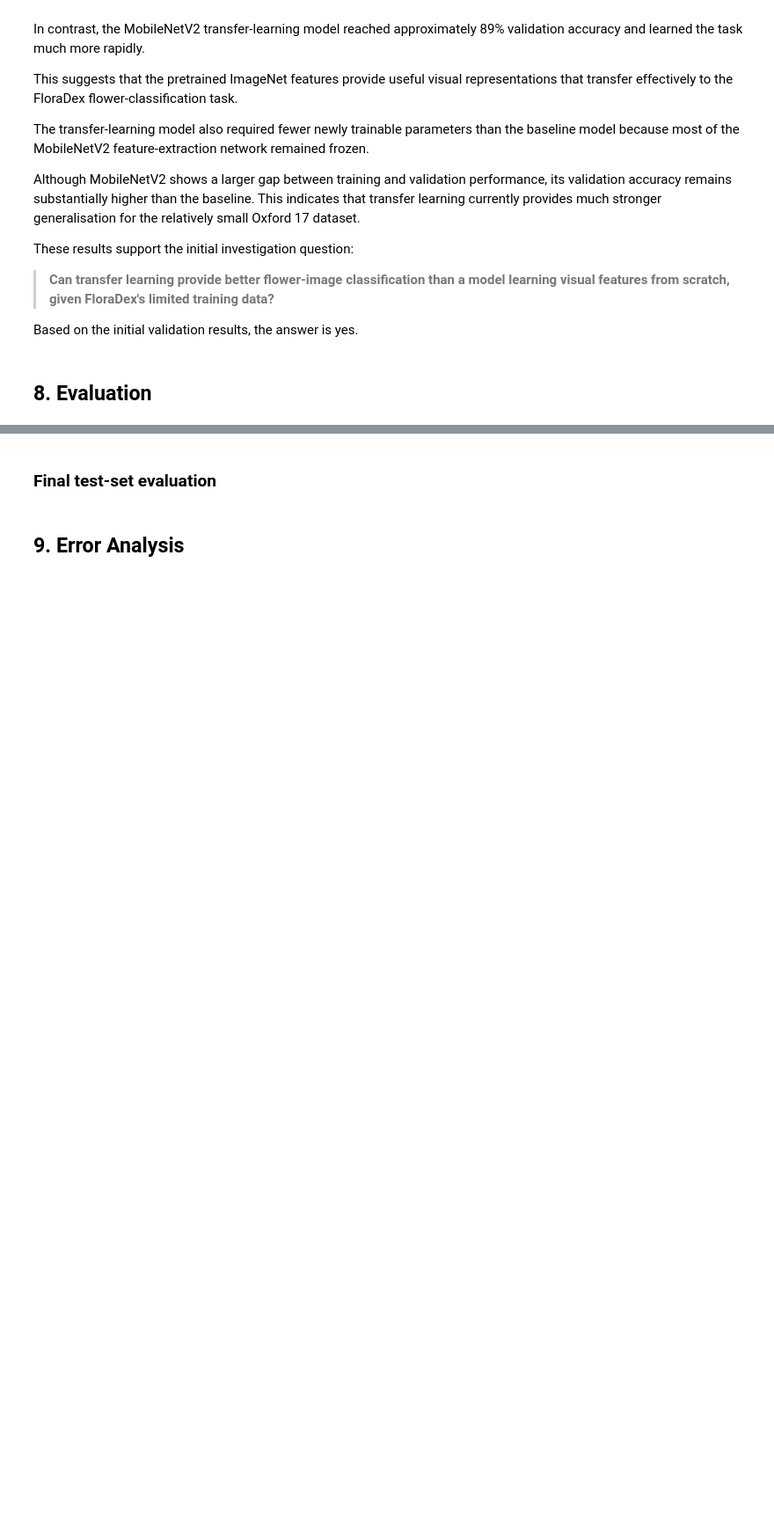
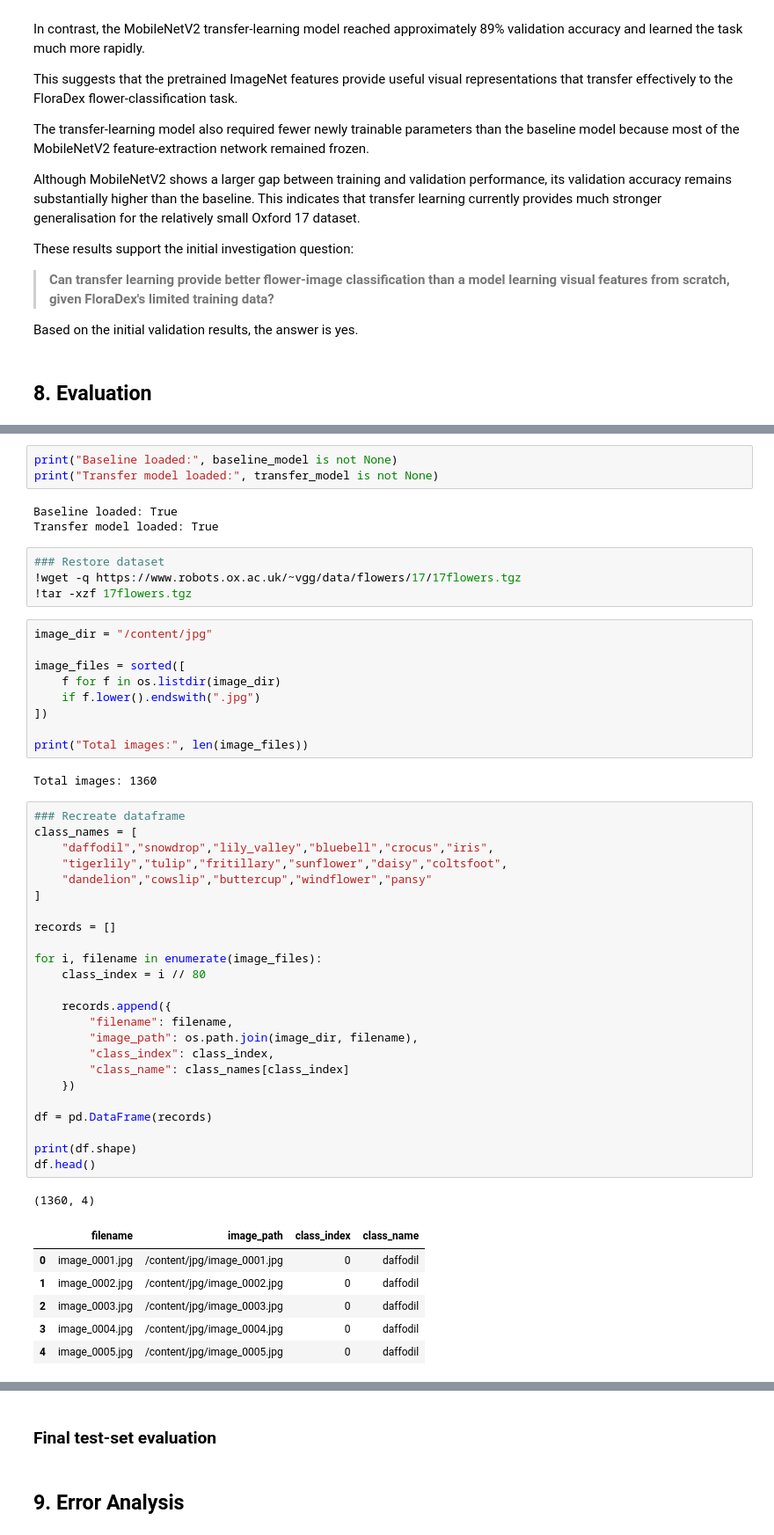
Before and after one commit to emelinachow-lgtm/FloraDex, a Jupyter notebook: floradex_a2.ipynb, the cells around one changed output, grey strips where cells are left out. Shown at 88% size. Saved outputs shown, nothing was run; the diff lists cells and outputs as text; blank space fills up the shorter version.

```diff
--- a/floradex_a2.ipynb
+++ b/floradex_a2.ipynb
@@ -1082,0 +1130,53 @@ Based on the initial validation results, the answer is yes.
+# %%
+print("Baseline loaded:", baseline_model is not None)
+print("Transfer model loaded:", transfer_model is not None)
+# %% [output]
+Baseline loaded: True
+Transfer model loaded: True
+# %%
+### Restore dataset
+!wget -q https://www.robots.ox.ac.uk/~vgg/data/flowers/17/17flowers.tgz
+!tar -xzf 17flowers.tgz
+# %%
+image_dir = "/content/jpg"
+
+image_files = sorted([
+    f for f in os.listdir(image_dir)
+    if f.lower().endswith(".jpg")
+])
+
+print("Total images:", len(image_files))
+# %% [output]
+Total images: 1360
+# %%
+### Recreate dataframe
+class_names = [
+    "daffodil","snowdrop","lily_valley","bluebell","crocus","iris",
+    "tigerlily","tulip","fritillary","sunflower","daisy","coltsfoot",
+    "dandelion","cowslip","buttercup","windflower","pansy"
+]
+
+records = []
+
+for i, filename in enumerate(image_files):
+    class_index = i // 80
+
+    records.append({
+        "filename": filename,
+        "image_path": os.path.join(image_dir, filename),
+        "class_index": class_index,
+        "class_name": class_names[class_index]
+    })
+
+df = pd.DataFrame(records)
+
+print(df.shape)
+df.head()
+# %% [output]
+(1360, 4)
+|  | filename | image_path | class_index | class_name |
+| 0 | image_0001.jpg | /content/jpg/image_0001.jpg | 0 | daffodil |
+| 1 | image_0002.jpg | /content/jpg/image_0002.jpg | 0 | daffodil |
+| 2 | image_0003.jpg | /content/jpg/image_0003.jpg | 0 | daffodil |
+| 3 | image_0004.jpg | /content/jpg/image_0004.jpg | 0 | daffodil |
+| 4 | image_0005.jpg | /content/jpg/image_0005.jpg | 0 | daffodil |
```
Also changed, not shown: parts of 31 cells of this notebook.
